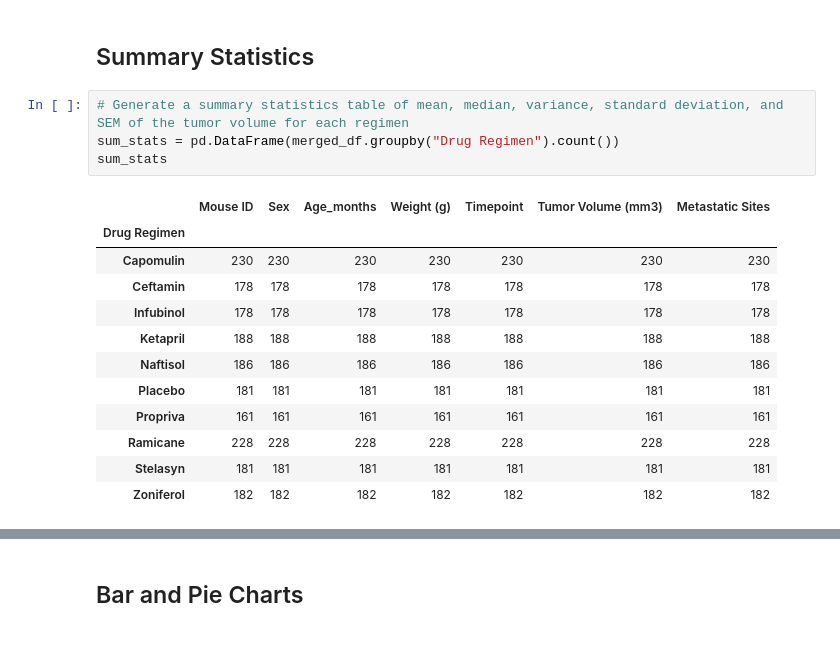
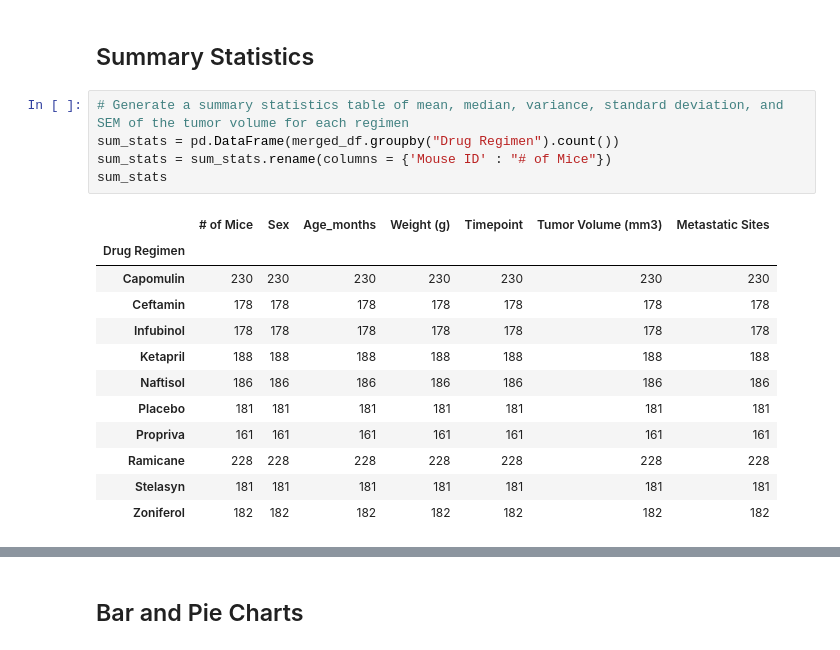
Before and after one commit to annarischitelli/Matplotlib-challenge, a Jupyter notebook: Pymaceuticals_Anna.ipynb, the cells around one changed output, grey strips where cells are left out. Saved outputs shown, nothing was run; the diff lists cells and outputs as text.

```diff
--- a/Pymaceuticals_Anna.ipynb
+++ b/Pymaceuticals_Anna.ipynb
@@ -90,9 +90,10 @@ Name: Mouse ID, Length: 249, dtype: object>
 # %%
 # Generate a summary statistics table of mean, median, variance, standard deviation, and SEM of the tumor volume for each regimen
 sum_stats = pd.DataFrame(merged_df.groupby("Drug Regimen").count())
+sum_stats = sum_stats.rename(columns = {'Mouse ID' : "# of Mice"})
 sum_stats
 # %% [output]
-|  | Mouse ID | Sex | Age_months | Weight (g) | Timepoint | Tumor Volume (mm3) | Metastatic Sites |
+|  | # of Mice | Sex | Age_months | Weight (g) | Timepoint | Tumor Volume (mm3) | Metastatic Sites |
 | Drug Regimen |  |  |  |  |  |  |  |
 | Capomulin | 230 | 230 | 230 | 230 | 230 | 230 | 230 |
 | Ceftamin | 178 | 178 | 178 | 178 | 178 | 178 | 178 |
```
Also changed, not shown: parts of 8 cells of this notebook.
